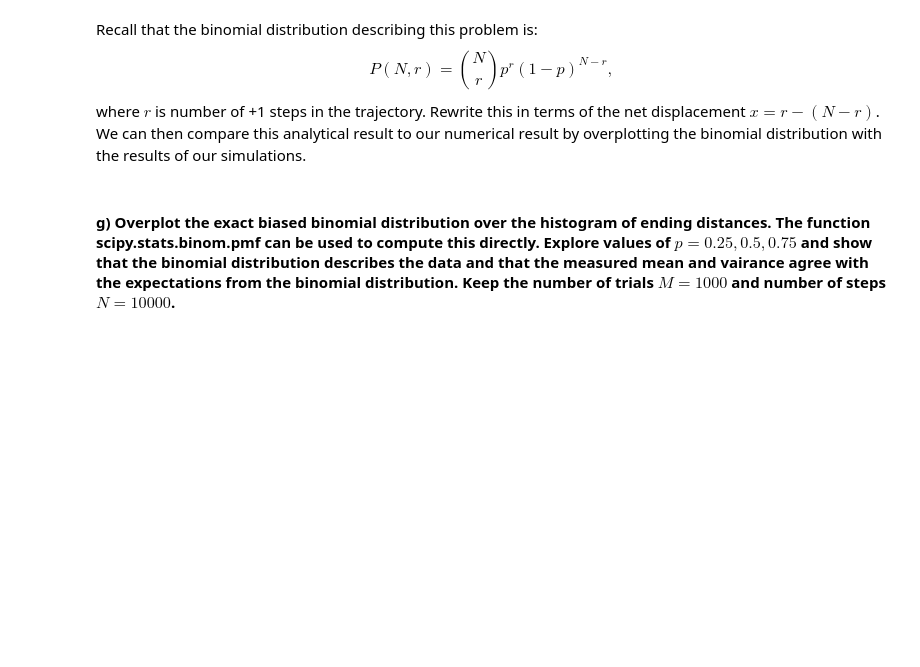
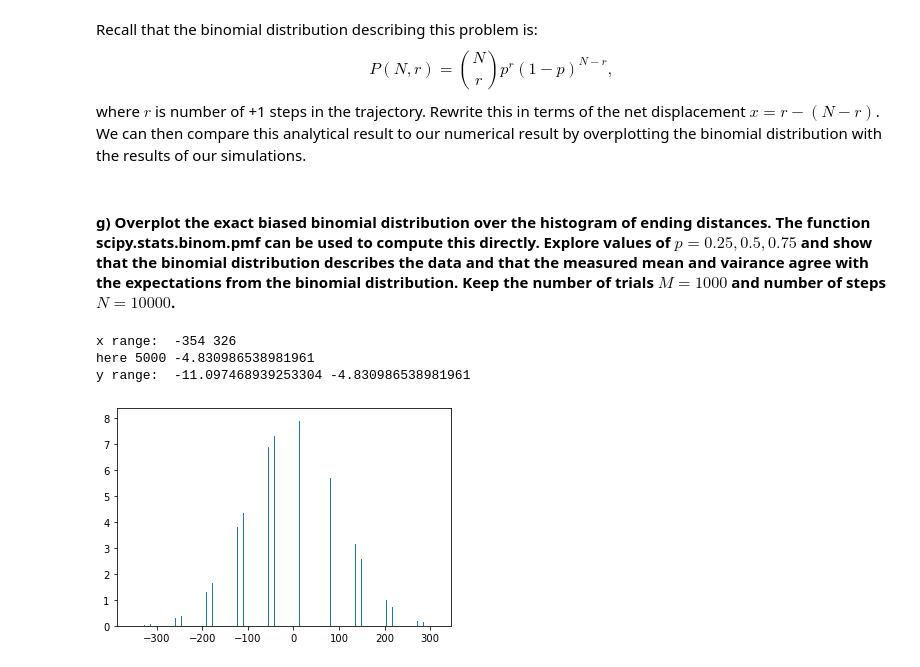
Before and after one commit to jackbb147/bwp, a Jupyter notebook: bwp.ipynb, the cells around one changed output. Cells and saved outputs as stored; diff of their text form; code cells hidden in the pictures; blank space fills up the shorter version.

```diff
--- a/bwp.ipynb
+++ b/bwp.ipynb
@@ -64,0 +138,50 @@ where $r$ is number of +1 steps in the trajectory. Rewrite this in terms of the
+# %%
+#g) Solution
+p = 0.5
+trajectory_final_positions = np.array(Trajectories(M,N,p))
+_min, _max = min(trajectory_final_positions), max(trajectory_final_positions)
+x = np.arange(_min, _max, step = (_max-_min)/bin_count)
+r = [0.5*(i+N) for i in x]
+
+print("x range: ", _min, _max)
+def pmf(N,r,p):
+    r = round(r)
+    def logFactorial(n):
+        ans = 0
+        for i in range(1, n+1):
+            ans += np.log(i)
+        return ans
+
+    def logPower(base, exp):
+        return exp * np.log(base)
+
+    return logFactorial(N) - logFactorial(r) - logFactorial(N-r) + logPower(p, r) + logPower(1-p, N-r)
+
+print("here 5000" , pmf(N, 5000, p))
+
+y = [pmf(N, i, p) for i in r]
+
+
+
+
+
+print("y range: ", min(y), max(y))
+plt.bar(x,[M * np.exp(i) for i in y])
+
+
+# plt.hist(trajectory_final_positions, bins = bin_count, )
+plt.show()
+
+
+
+# st.binom.pmf(2371, N, 10*p)
+
+
+# bins = np.linspace(_min, _max, bin_count)
+# plt.hist()
+# plt.show()
+# %% [output]
+x range:  -354 326
+here 5000 -4.830986538981961
+y range:  -11.097468939253304 -4.830986538981961
+[figure, added]
```
Also changed, not shown: parts of 14 cells of this notebook.
